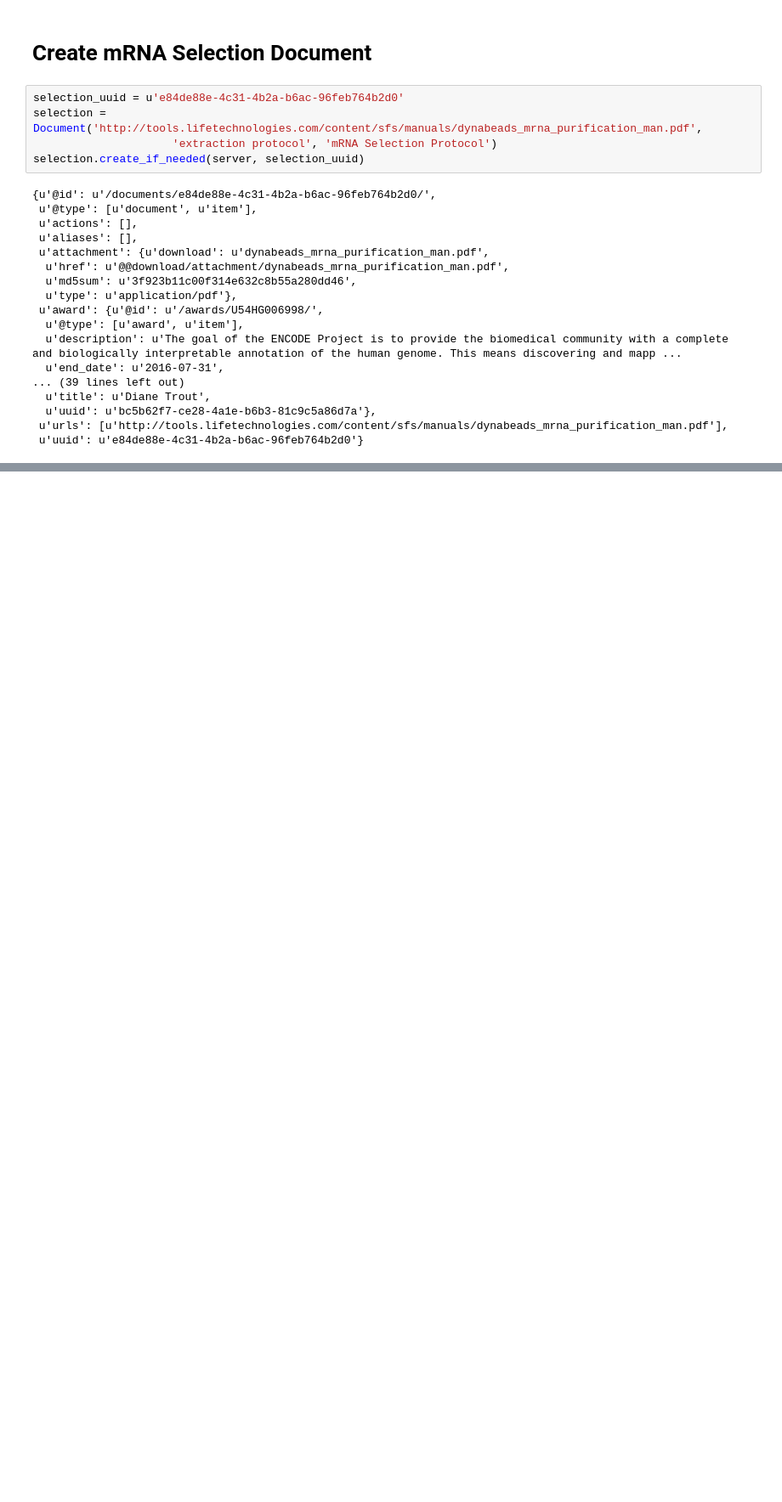
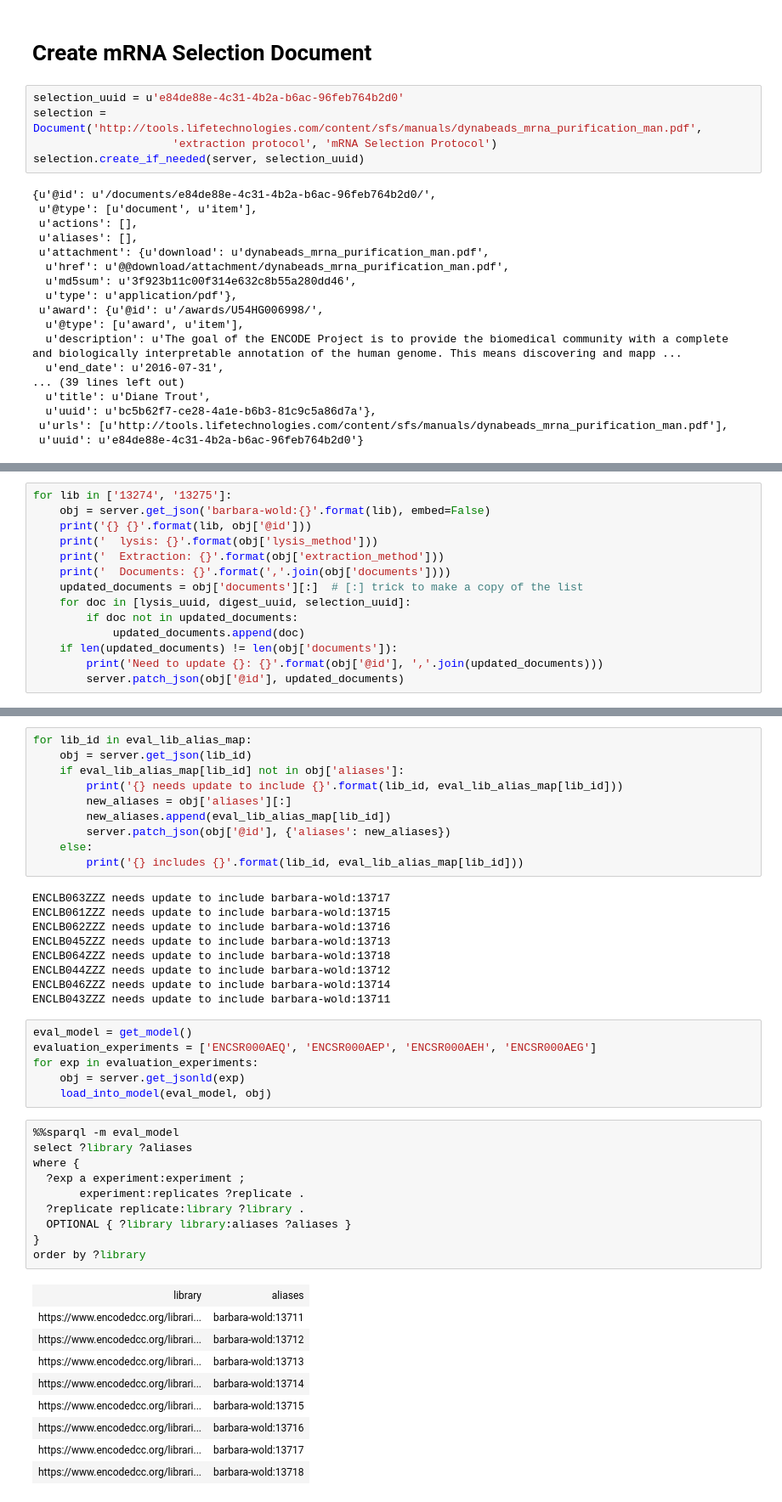
Before and after one commit to detrout/encode3-curation, a Jupyter notebook: ticket-1455.ipynb, the cells around one changed output, grey strips where cells are left out. Shown at 85% size. Cells and saved outputs as stored; diff of their text form; blank space fills up the shorter version.

Commit message:
Add alias for evaluation data libraries.
(And attempt to add documents to 13274 13275. but that 500'ed)

```diff
--- a/ticket-1455.ipynb
+++ b/ticket-1455.ipynb
@@ -376,0 +357,14 @@ server.get_json(u'e84de88e-4c31-4b2a-b6ac-96feb764b2d0', embed=False)
+# %%
+for lib in ['13274', '13275']:
+    obj = server.get_json('barbara-wold:{}'.format(lib), embed=False)
+    print('{} {}'.format(lib, obj['@id']))
+    print('  lysis: {}'.format(obj['lysis_method']))
+    print('  Extraction: {}'.format(obj['extraction_method']))
+    print('  Documents: {}'.format(','.join(obj['documents'])))
+    updated_documents = obj['documents'][:]  # [:] trick to make a copy of the list
+    for doc in [lysis_uuid, digest_uuid, selection_uuid]:
+        if doc not in updated_documents:
+            updated_documents.append(doc)
+    if len(updated_documents) != len(obj['documents']):
+        print('Need to update {}: {}'.format(obj['@id'], ','.join(updated_documents)))
+        server.patch_json(obj['@id'], updated_documents)
@@ -376,0 +416,45 @@ server.get_json(u'e84de88e-4c31-4b2a-b6ac-96feb764b2d0', embed=False)
+# %%
+for lib_id in eval_lib_alias_map:
+    obj = server.get_json(lib_id)
+    if eval_lib_alias_map[lib_id] not in obj['aliases']:
+        print('{} needs update to include {}'.format(lib_id, eval_lib_alias_map[lib_id]))
+        new_aliases = obj['aliases'][:]
+        new_aliases.append(eval_lib_alias_map[lib_id])
+        server.patch_json(obj['@id'], {'aliases': new_aliases})
+    else:
+        print('{} includes {}'.format(lib_id, eval_lib_alias_map[lib_id]))
+# %% [output]
+ENCLB063ZZZ needs update to include barbara-wold:13717
+ENCLB061ZZZ needs update to include barbara-wold:13715
+ENCLB062ZZZ needs update to include barbara-wold:13716
+ENCLB045ZZZ needs update to include barbara-wold:13713
+ENCLB064ZZZ needs update to include barbara-wold:13718
+ENCLB044ZZZ needs update to include barbara-wold:13712
+ENCLB046ZZZ needs update to include barbara-wold:13714
+ENCLB043ZZZ needs update to include barbara-wold:13711
+# %%
+eval_model = get_model()
+evaluation_experiments = ['ENCSR000AEQ', 'ENCSR000AEP', 'ENCSR000AEH', 'ENCSR000AEG']
+for exp in evaluation_experiments:
+    obj = server.get_jsonld(exp)
+    load_into_model(eval_model, obj)
+# %%
+%%sparql -m eval_model
+select ?library ?aliases
+where {
+  ?exp a experiment:experiment ;
+       experiment:replicates ?replicate .
+  ?replicate replicate:library ?library .
+  OPTIONAL { ?library library:aliases ?aliases }
+}
+order by ?library
+# %% [output]
+| library | aliases |
+| https://www.encodedcc.org/librari... | barbara-wold:13711 |
+| https://www.encodedcc.org/librari... | barbara-wold:13712 |
+| https://www.encodedcc.org/librari... | barbara-wold:13713 |
+| https://www.encodedcc.org/librari... | barbara-wold:13714 |
+| https://www.encodedcc.org/librari... | barbara-wold:13715 |
+| https://www.encodedcc.org/librari... | barbara-wold:13716 |
+| https://www.encodedcc.org/librari... | barbara-wold:13717 |
+| https://www.encodedcc.org/librari... | barbara-wold:13718 |
```
Also changed, not shown: parts of 4 cells of this notebook.
